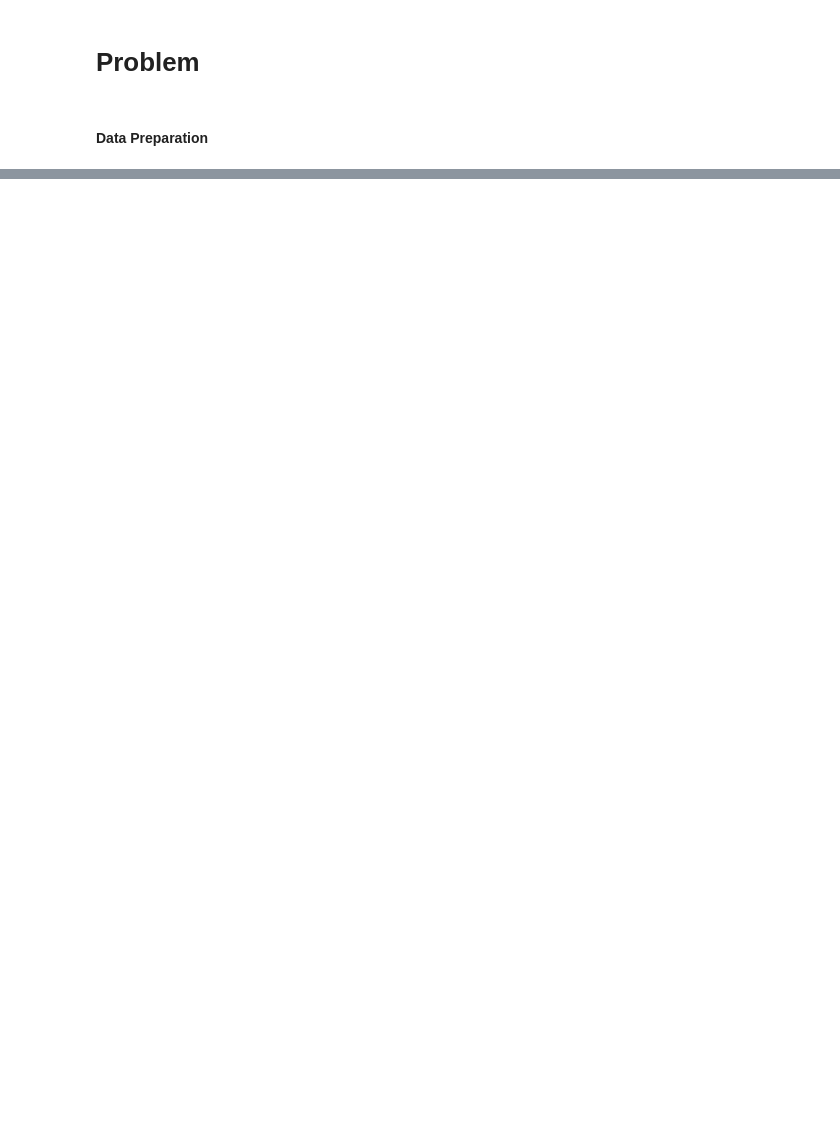
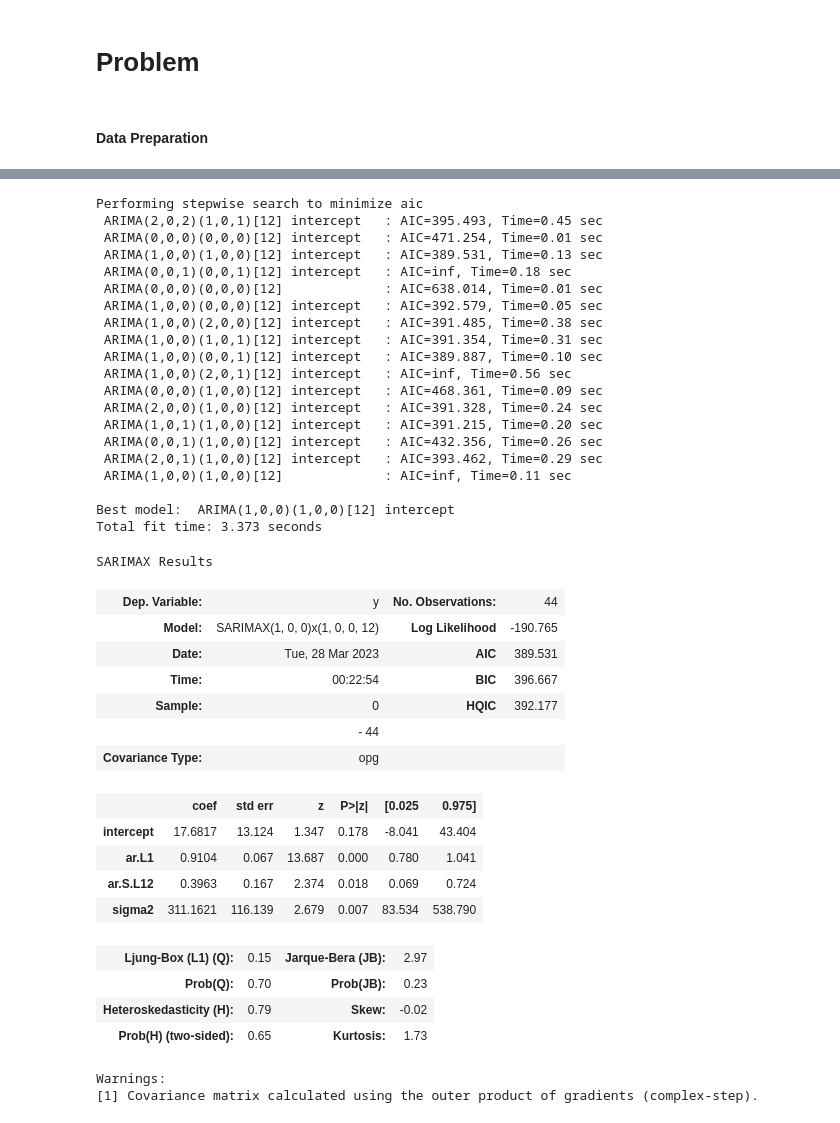
Before and after one commit to SQYYQ/SC1015-miniproj, a Jupyter notebook: 1015.ipynb, the cells around one changed output, grey strips where cells are left out. Cells and saved outputs as stored; diff of their text form; code cells hidden in the pictures; blank space fills up the shorter version.

```diff
--- a/1015.ipynb
+++ b/1015.ipynb
@@ -79,0 +59,62 @@ data
+# %%
+model_fit = auto_arima(train_data['sales'],
+                       m=12,
+                       d=0,
+                       D=0,
+                       max_order=None,
+                       max_p=7,
+                       max_q=7,
+                       max_d=2,
+                       max_P=4,
+                       max_Q=4,
+                       max_D=2,
+                       maxiter = 50,
+                       alpha = 0.05,
+                       n_jobs = -1,
+                       seasonal=True,
+                       trace=True,
+                       error_action='ignore',
+                       suppress_warnings=True,
+                       stepwise=True)
+
+model_fit.summary()
+# %% [output]
+Performing stepwise search to minimize aic
+ ARIMA(2,0,2)(1,0,1)[12] intercept   : AIC=395.493, Time=0.45 sec
+ ARIMA(0,0,0)(0,0,0)[12] intercept   : AIC=471.254, Time=0.01 sec
+ ARIMA(1,0,0)(1,0,0)[12] intercept   : AIC=389.531, Time=0.13 sec
+ ARIMA(0,0,1)(0,0,1)[12] intercept   : AIC=inf, Time=0.18 sec
+ ARIMA(0,0,0)(0,0,0)[12]             : AIC=638.014, Time=0.01 sec
+ ARIMA(1,0,0)(0,0,0)[12] intercept   : AIC=392.579, Time=0.05 sec
+ ARIMA(1,0,0)(2,0,0)[12] intercept   : AIC=391.485, Time=0.38 sec
+ ARIMA(1,0,0)(1,0,1)[12] intercept   : AIC=391.354, Time=0.31 sec
+ ARIMA(1,0,0)(0,0,1)[12] intercept   : AIC=389.887, Time=0.10 sec
+ ARIMA(1,0,0)(2,0,1)[12] intercept   : AIC=inf, Time=0.56 sec
+ ARIMA(0,0,0)(1,0,0)[12] intercept   : AIC=468.361, Time=0.09 sec
+ ARIMA(2,0,0)(1,0,0)[12] intercept   : AIC=391.328, Time=0.24 sec
+ ARIMA(1,0,1)(1,0,0)[12] intercept   : AIC=391.215, Time=0.20 sec
+ ARIMA(0,0,1)(1,0,0)[12] intercept   : AIC=432.356, Time=0.26 sec
+ ARIMA(2,0,1)(1,0,0)[12] intercept   : AIC=393.462, Time=0.29 sec
+ ARIMA(1,0,0)(1,0,0)[12]             : AIC=inf, Time=0.11 sec
+
+Best model:  ARIMA(1,0,0)(1,0,0)[12] intercept
+Total fit time: 3.373 seconds
+SARIMAX Results
+| Dep. Variable: | y | No. Observations: | 44 |
+| Model: | SARIMAX(1, 0, 0)x(1, 0, 0, 12) | Log Likelihood | -190.765 |
+| Date: | Tue, 28 Mar 2023 | AIC | 389.531 |
+| Time: | 00:22:54 | BIC | 396.667 |
+| Sample: | 0 | HQIC | 392.177 |
+|  | - 44 |  |  |
+| Covariance Type: | opg |  |  |
+|  | coef | std err | z | P>|z| | [0.025 | 0.975] |
+| intercept | 17.6817 | 13.124 | 1.347 | 0.178 | -8.041 | 43.404 |
+| ar.L1 | 0.9104 | 0.067 | 13.687 | 0.000 | 0.780 | 1.041 |
+| ar.S.L12 | 0.3963 | 0.167 | 2.374 | 0.018 | 0.069 | 0.724 |
+| sigma2 | 311.1621 | 116.139 | 2.679 | 0.007 | 83.534 | 538.790 |
+| Ljung-Box (L1) (Q): | 0.15 | Jarque-Bera (JB): | 2.97 |
+| Prob(Q): | 0.70 | Prob(JB): | 0.23 |
+| Heteroskedasticity (H): | 0.79 | Skew: | -0.02 |
+| Prob(H) (two-sided): | 0.65 | Kurtosis: | 1.73 |
+Warnings:
+[1] Covariance matrix calculated using the outer product of gradients (complex-step).
```
Also changed, not shown: parts of 20 cells of this notebook.
